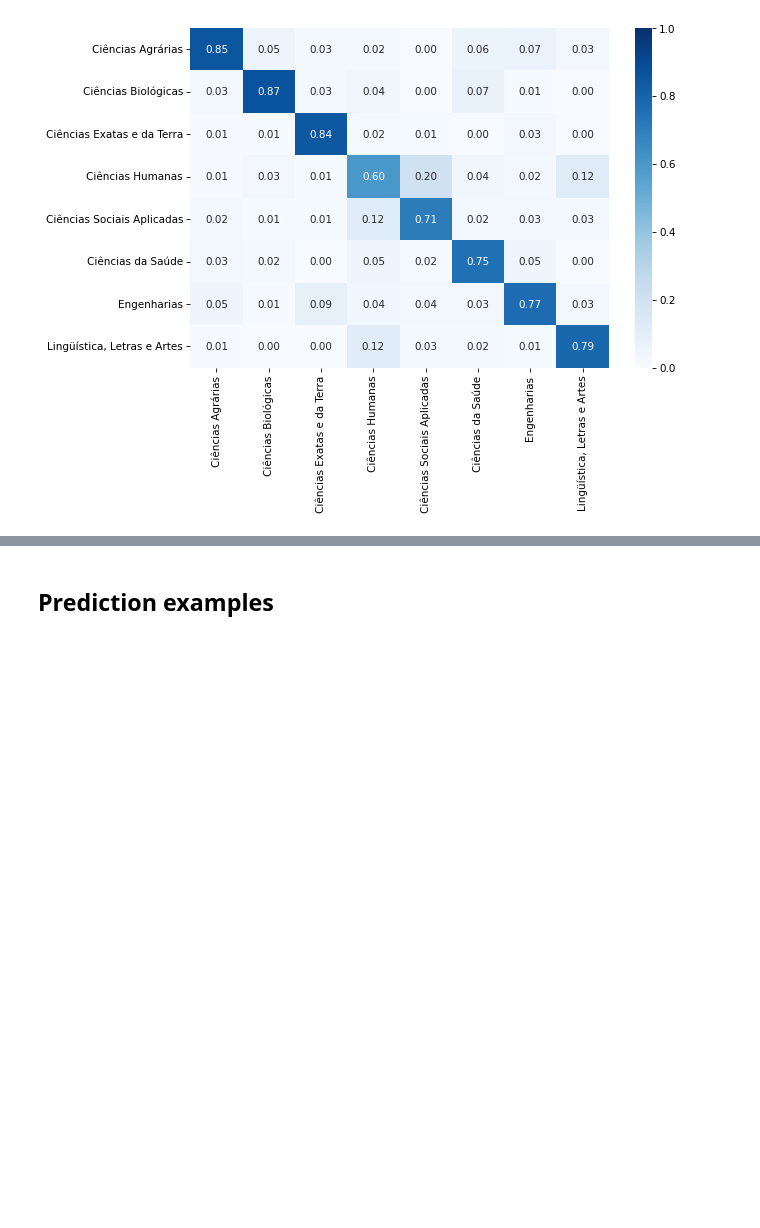
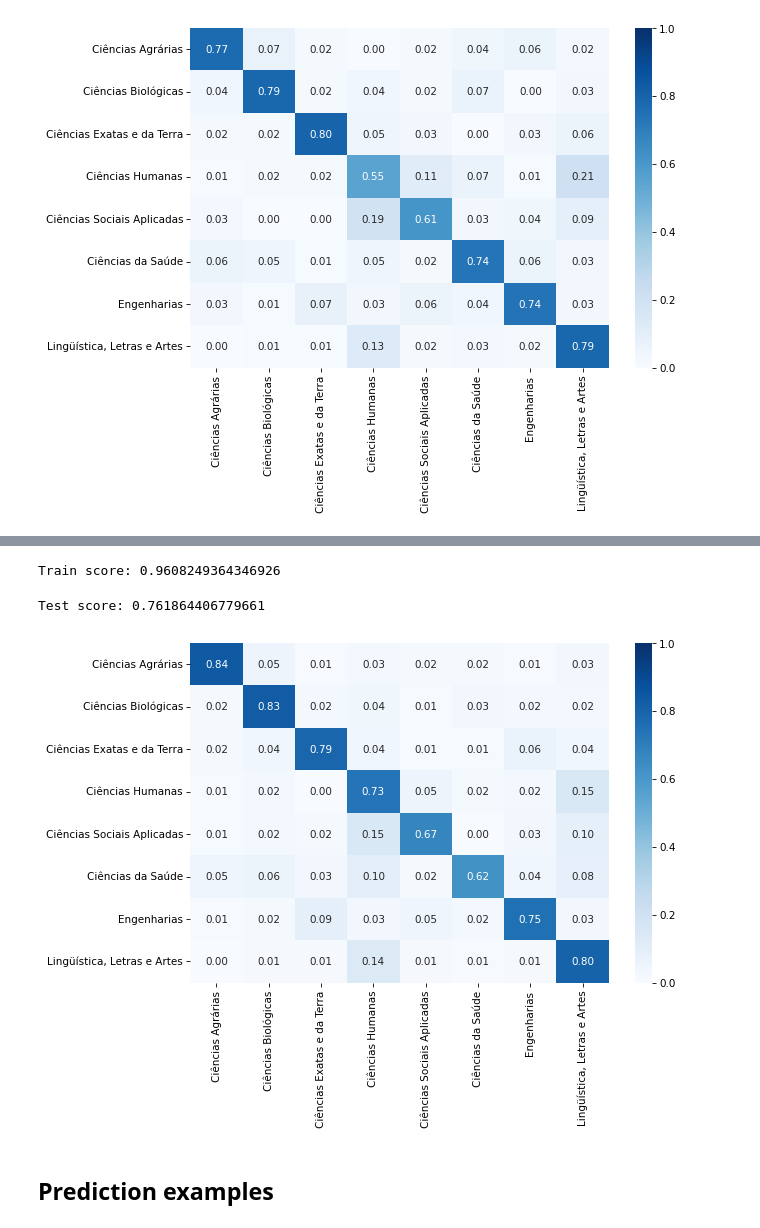
Before and after one commit to guilhermecxe/lattes-analysis, a Jupyter notebook: predicting-article-major-field-by-its-title.ipynb, the cells around one changed output, grey strips where cells are left out. Drawn from its saved outputs; the diff is of its cells as text; code cells hidden in the pictures; blank space fills up the shorter version.

Commit message:
Added more Ciências Humanas e Engenhrias researchers

```diff
--- a/predicting-article-major-field-by-its-title.ipynb
+++ b/predicting-article-major-field-by-its-title.ipynb
@@ -204,4 +215,8 @@ Name: researcher_major_field, dtype: int64
 # %%
 # Transforming the major fields in numbered labels
 le = LabelEncoder()
-df['major_field_label'] = le.fit_transform(df['researcher_major_field'])
+sampled_df['major_field_label'] = le.fit_transform(sampled_df['researcher_major_field'])
+
+# Using 90% of the data to train and 10% to test
+X_sampled = sampled_df[features]
+y_sampled = sampled_df['major_field_label']
@@ -214,3 +225,11 @@ X_train, X_test, y_train, y_test = train_test_split(X, y, test_size=0.1, random_
+# %%
+# Transforming the major fields in numbered labels
+le = LabelEncoder()
+df['major_field_label'] = le.fit_transform(df['researcher_major_field'])
+
+# Using 90% of the data to train and 10% to test
+X = df[features]
+y = df['major_field_label']
 # %% [markdown]
 ## Trainig
 # %% [markdown]
@@ -218,4 +241,5 @@ X_train, X_test, y_train, y_test = train_test_split(X, y, test_size=0.1, random_
 # %%
-clf = LogisticRegression(random_state=0, max_iter=200)
+%%time
+X_train, X_test, y_train, y_test = train_test_split(X_sampled, y_sampled, test_size=0.1, random_state=0)
 clf.fit(X_train, y_train)
 # %% [output]
@@ -244,0 +272,4 @@ sns.heatmap(cm_df / cm_df.sum(axis=0), cmap='Blues', vmax=1.0, annot=True, fmt='
+# %%
+%%time
+X_train, X_test, y_train, y_test = train_test_split(X, y, test_size=0.1, random_state=0)
+clf.fit(X_train, y_train)
@@ -245,3 +280,24 @@ sns.heatmap(cm_df / cm_df.sum(axis=0), cmap='Blues', vmax=1.0, annot=True, fmt='
+# %%
+print("Train score:", clf.score(X_train, y_train))
+# %% [output]
+Train score: 0.9608249364346926
+# %%
+print("Test score:", clf.score(X_test, y_test))
+# %% [output]
+Test score: 0.761864406779661
+# %%
+# Confusion matrix
+expected = y_test
+predicted = clf.predict(X_test)
+
+cm = confusion_matrix(expected, predicted)
+cm_df = pd.DataFrame(cm, columns=le.classes_, index=le.classes_)
+
+plt.figure(figsize=(9, 6), dpi=75)
+cm_df_normalized = cm_df.div(cm_df.sum(axis=1), axis=0)
+sns.heatmap(cm_df_normalized, cmap='Blues', vmax=1.0, annot=True, fmt='.02f');
+# %% [output]
+[figure, added]
 # %% [markdown]
 ## Prediction examples
 # %%
```
Also changed, not shown: parts of 25 cells of this notebook.
